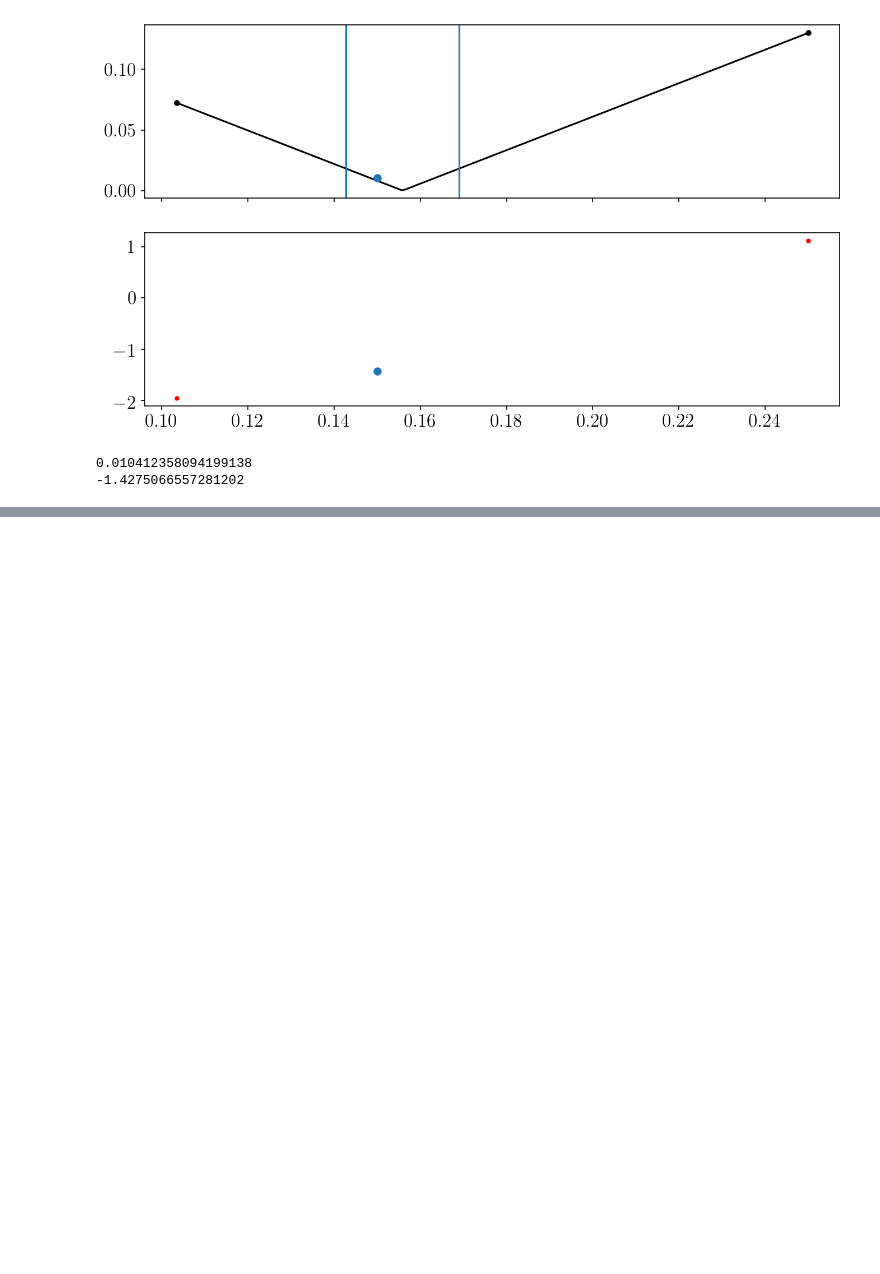
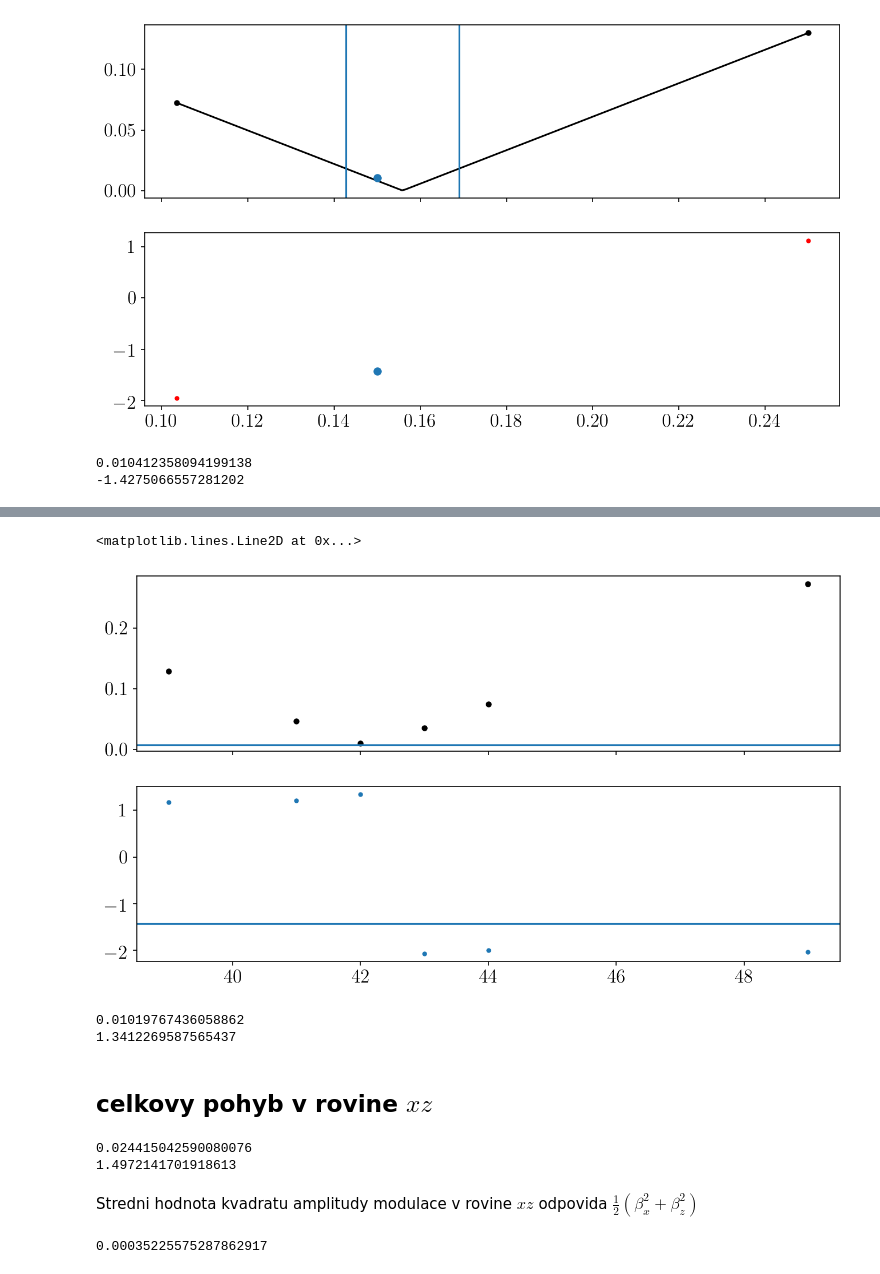
Before and after one commit to dvadlejch/Julia_vypocty_diplomka, a Jupyter notebook: EMM_minim/EMM_min_proces.ipynb, the cells around one changed output, grey strips where cells are left out. Drawn from its saved outputs; the diff is of its cells as text; code cells hidden in the pictures; blank space fills up the shorter version.

```diff
--- a/EMM_minim/EMM_min_proces.ipynb
+++ b/EMM_minim/EMM_min_proces.ipynb
@@ -247,0 +459,39 @@ print(fot_phi[9])
+# %%
+f, (ax1, ax2) = plt.subplots(2,1, sharex=True, figsize=(sizex/my_dpi, sizey/my_dpi), dpi=my_dpi)
+
+ax1.plot(voltages[1:,2], np.abs( DeltaS_S_ratio[1:] ),
+         '.', color='black', markersize=8)
+ax2.plot(voltages[1:,2], fot_phi[1:], '.')
+
+ax1.axhline(DeltaS_S_ratio_xz_teor, label=r'reseni')
+ax2.axhline(fot_phi_xz_teor, label=r'reseni')
+# %% [output]
+<matplotlib.lines.Line2D at 0x...>
+[figure, added]
+# %%
+DeltaS_S_ratio_xz_min = DeltaS_S_ratio[5]
+fot_phi_min_xz = fot_phi[5]
+
+print(np.abs( DeltaS_S_ratio_xz_min ) )
+print(fot_phi_min_xz)
+# %% [output]
+0.01019767436058862
+1.3412269587565437
+# %% [markdown]
+## celkovy pohyb v rovine $xz$
+# %%
+DeltaS_S_x = 1/np.sin(gamma) * np.sqrt( DeltaS_S_ratio_xz_min**2 + DeltaS_S_min_z**2 * np.cos(gamma)**2 - 2*DeltaS_S_ratio_xz_min*
+                                      DeltaS_S_min_z*np.cos(gamma) * np.cos(fot_phi_min_z-fot_phi_min_xz))
+fot_phi_x = np.angle( DeltaS_S_ratio_xz_min*np.exp(1j * fot_phi_min_xz) - DeltaS_S_min_z * np.cos(gamma) * np.exp(1j * fot_phi_min_z) )
+
+print(DeltaS_S_x)
+print(fot_phi_x)
+# %% [output]
+0.024415042590080076
+1.4972141701918613
+# %% [markdown]
+Stredni hodnota kvadratu amplitudy modulace v rovine $xz$ odpovida $\frac{1}{2} (\beta_x^2 + \beta_z^2)$
+# %%
+0.5* (DeltaS_S_x**2 + DeltaS_S_min_z**2)
+# %% [output]
+0.00035225575287862917
```
Also changed, not shown: parts of 20 cells of this notebook, 2 other files.
